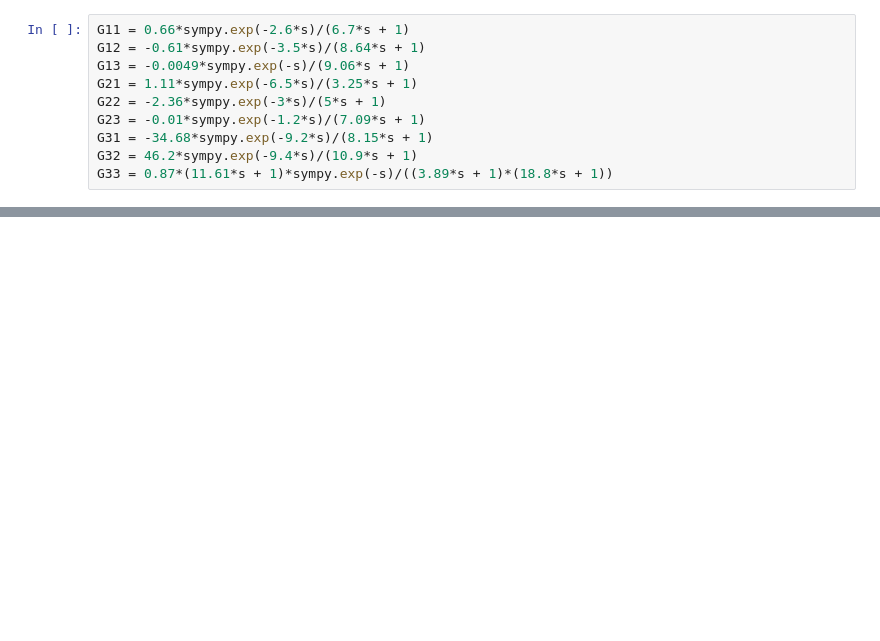
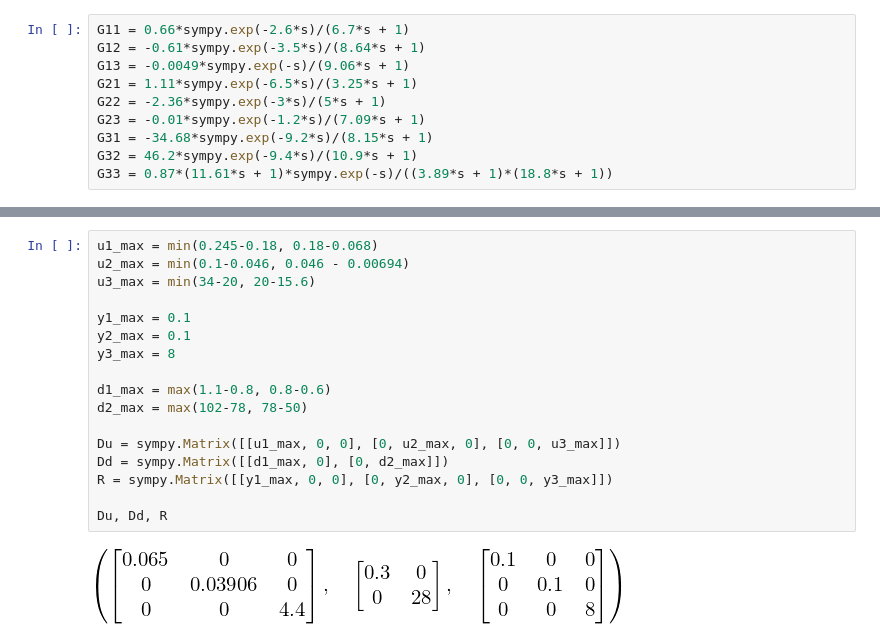
Before and after one commit to WillemASmit/CBT700---Project, a Jupyter notebook: Process Model Description and Information/Ethanol Coloumn - sympy model.ipynb, the cells around one changed output, grey strips where cells are left out. Saved outputs shown, nothing was run; the diff lists cells and outputs as text; blank space fills up the shorter version.

```diff
--- a/Process Model Description and Information/Ethanol Coloumn - sympy model.ipynb
+++ b/Process Model Description and Information/Ethanol Coloumn - sympy model.ipynb
@@ -61,0 +92,19 @@ sympy.plot(g11 + 0.74,(t, 0, 100))
+# %%
+u1_max = min(0.245-0.18, 0.18-0.068)
+u2_max = min(0.1-0.046, 0.046 - 0.00694)
+u3_max = min(34-20, 20-15.6)
+
+y1_max = 0.1
+y2_max = 0.1
+y3_max = 8
+
+d1_max = max(1.1-0.8, 0.8-0.6)
+d2_max = max(102-78, 78-50)
+
+Du = sympy.Matrix([[u1_max, 0, 0], [0, u2_max, 0], [0, 0, u3_max]])
+Dd = sympy.Matrix([[d1_max, 0], [0, d2_max]])
+R = sympy.Matrix([[y1_max, 0, 0], [0, y2_max, 0], [0, 0, y3_max]])
+
+Du, Dd, R
+# %% [output]
+[figure, added]
```
Also changed, not shown: parts of 17 cells of this notebook, 30 other files.
